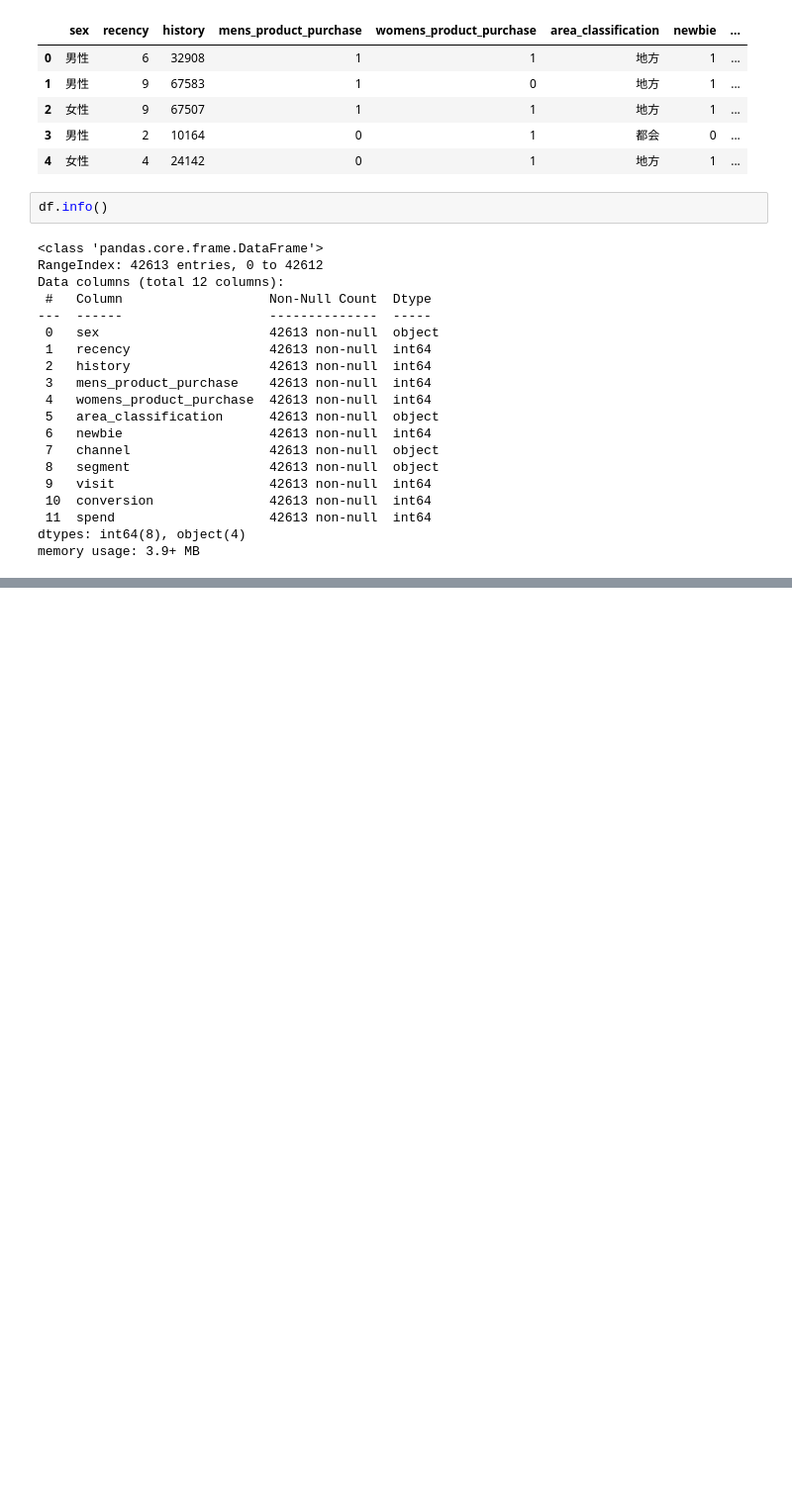
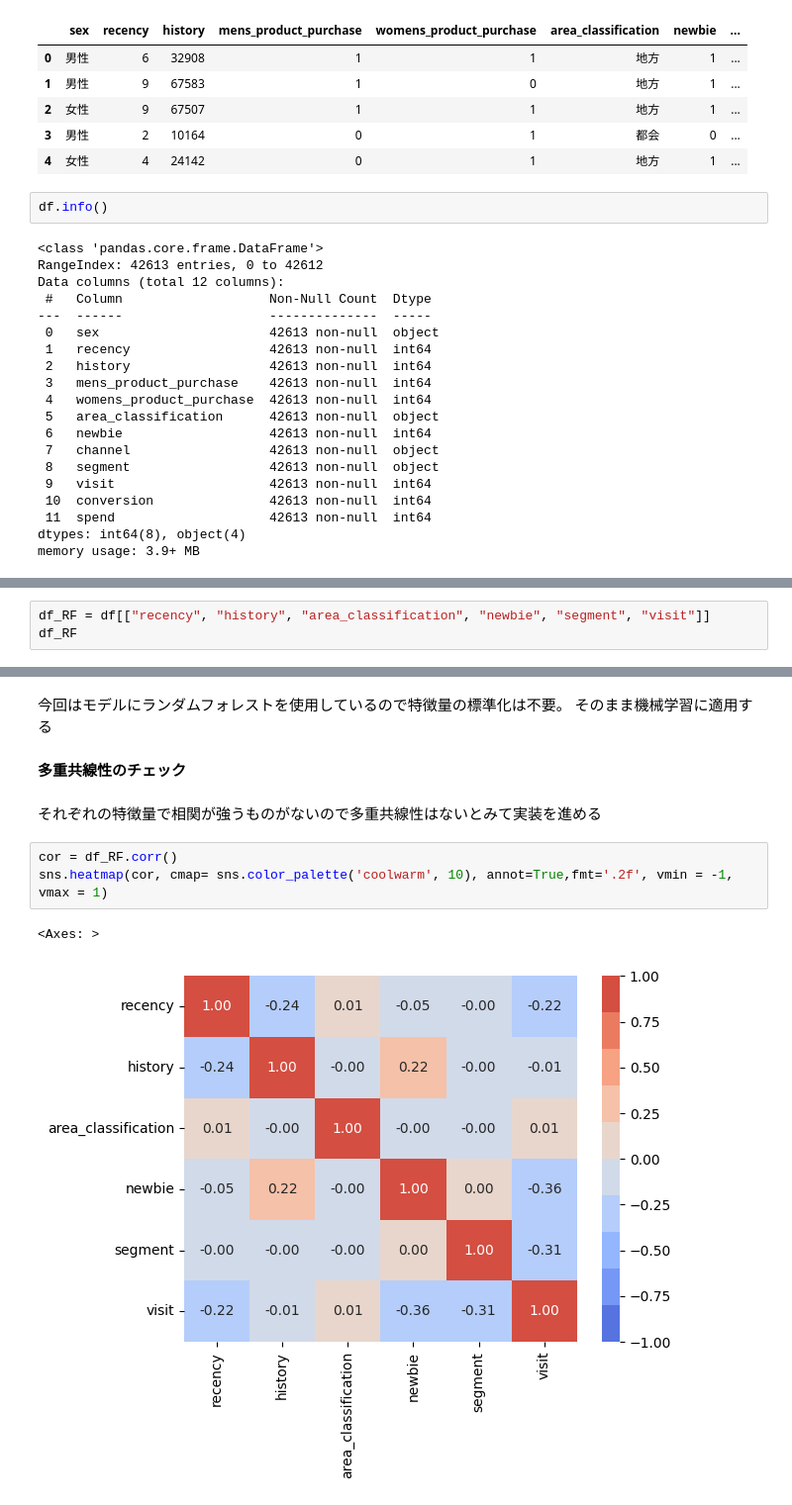
Before and after one commit to Lisankk/Dirisl_Phase2_PJT, a Jupyter notebook: 基礎集計.ipynb, the cells around one changed output, grey strips where cells are left out. Shown at 99% size. Saved outputs shown, nothing was run; the diff lists cells and outputs as text; blank space fills up the shorter version.

```diff
--- a/基礎集計.ipynb
+++ b/基礎集計.ipynb
@@ -58,0 +141,3 @@ df.describe()
+# %%
+df_RF = df[["recency", "history", "area_classification", "newbie", "segment", "visit"]]
+df_RF
@@ -58,0 +158,13 @@ df.describe()
+# %% [markdown]
+今回はモデルにランダムフォレストを使用しているので特徴量の標準化は不要。
+そのまま機械学習に適用する
+# %% [markdown]
+**多重共線性のチェック**
+# %% [markdown]
+それぞれの特徴量で相関が強うものがないので多重共線性はないとみて実装を進める
+# %%
+cor = df_RF.corr()
+sns.heatmap(cor, cmap= sns.color_palette('coolwarm', 10), annot=True,fmt='.2f', vmin = -1, vmax = 1)
+# %% [output]
+<Axes: >
+[figure, added]
```
Also changed, not shown: parts of 25 cells of this notebook.
